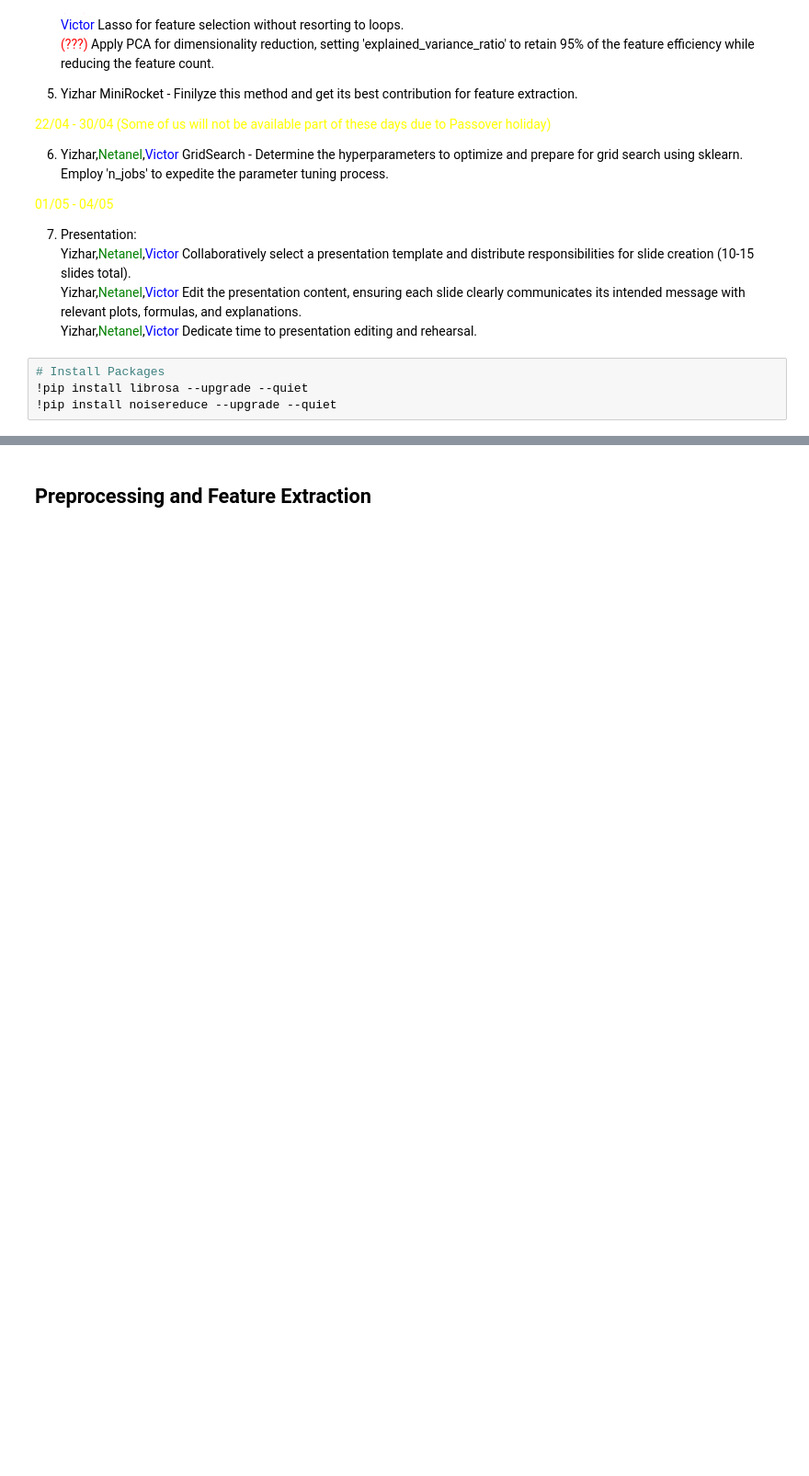
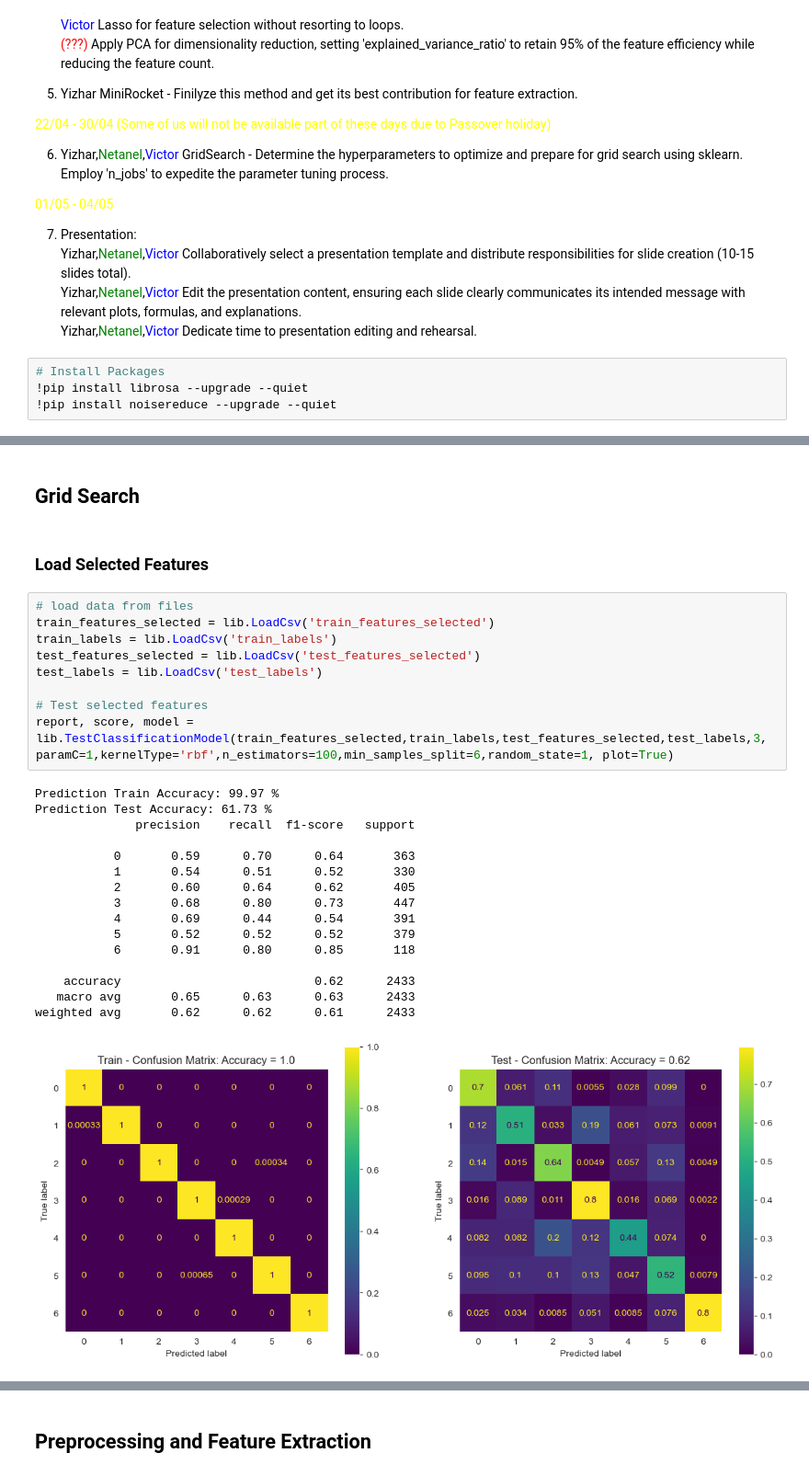
Before and after one commit to VictorMel/VoiceEmotionalAnalysis, a Jupyter notebook: project.ipynb, the cells around one changed output, grey strips where cells are left out. Shown at 92% size. Saved outputs shown, nothing was run; the diff lists cells and outputs as text; blank space fills up the shorter version.

```diff
--- a/project.ipynb
+++ b/project.ipynb
@@ -98,0 +91,30 @@ please provide us feedback at https://github.com/pandas-dev/pandas/issues/54466
+# %% [markdown]
+## Grid Search
+# %% [markdown]
+### Load Selected Features
+# %%
+# load data from files
+train_features_selected = lib.LoadCsv('train_features_selected')
+train_labels = lib.LoadCsv('train_labels')
+test_features_selected = lib.LoadCsv('test_features_selected')
+test_labels = lib.LoadCsv('test_labels')
+
+# Test selected features
+report, score, model = lib.TestClassificationModel(train_features_selected,train_labels,test_features_selected,test_labels,3, paramC=1,kernelType='rbf',n_estimators=100,min_samples_split=6,random_state=1, plot=True)
+# %% [output]
+Prediction Train Accuracy: 99.97 %
+Prediction Test Accuracy: 61.73 %
+              precision    recall  f1-score   support
+
+           0       0.59      0.70      0.64       363
+           1       0.54      0.51      0.52       330
+           2       0.60      0.64      0.62       405
+           3       0.68      0.80      0.73       447
+           4       0.69      0.44      0.54       391
+           5       0.52      0.52      0.52       379
+           6       0.91      0.80      0.85       118
+
+    accuracy                           0.62      2433
+   macro avg       0.65      0.63      0.63      2433
+weighted avg       0.62      0.62      0.61      2433
+[figure, added]
```
Also changed, not shown: parts of 35 cells of this notebook, 18 other files.
